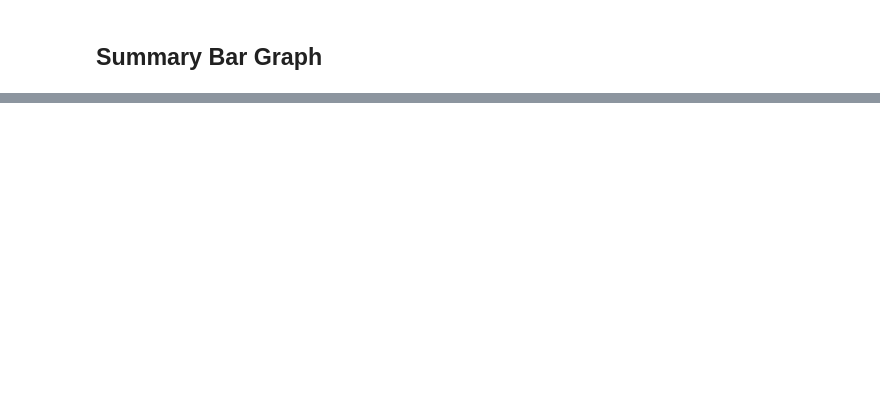
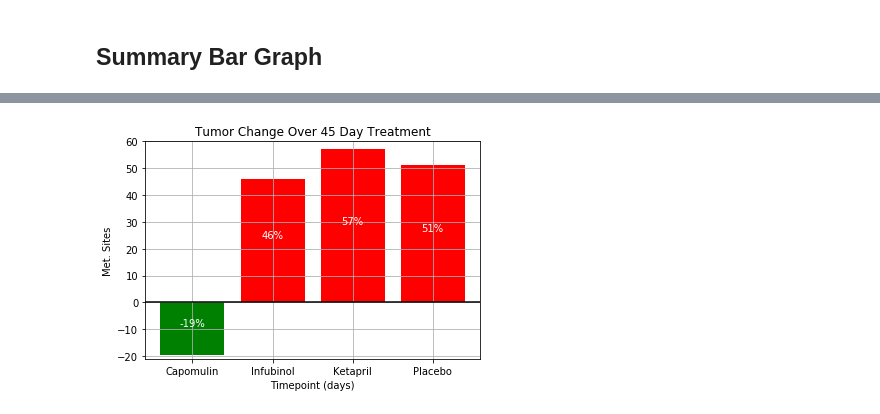
Before and after one commit to jnnhuynh-web/Matplotlib-Challenge, a Jupyter notebook: pymaceuticals_starter.ipynb, the cells around one changed output, grey strips where cells are left out. Drawn from its saved outputs; the diff is of its cells as text; code cells hidden in the pictures; blank space fills up the shorter version.

Commit message:
finished graphs

```diff
--- a/pymaceuticals_starter.ipynb
+++ b/pymaceuticals_starter.ipynb
@@ -302,0 +267,17 @@ fig.show()
+# %%
+# Calculate the percent changes for each drug using tumor volume over time
+percentchange_Capomulin = (tumor_mean2.loc[45, "Capomulin"] - tumor_mean2.loc[0, "Capomulin"])/tumor_mean2.loc[0, "Capomulin"] *100
+percentchange_Infubinol = (tumor_mean2.loc[45, "Infubinol"] - tumor_mean2.loc[0, "Infubinol"])/tumor_mean2.loc[0, "Infubinol"]  *100
+percentchange_Ketapril = (tumor_mean2.loc[45, "Ketapril"] - tumor_mean2.loc[0, "Ketapril"])/ tumor_mean2.loc[0, "Ketapril"] *100
+percentchange_Placebo = (tumor_mean2.loc[45, "Placebo"] - tumor_mean2.loc[0, "Placebo"])/tumor_mean2.loc[0, "Placebo"] *100
+
+percent_change_list = [percentchange_Capomulin,percentchange_Infubinol,percentchange_Ketapril,percentchange_Placebo]
+
+# Display the data to confirm
+percent_change_df = pd.DataFrame({
+    'Percent Change': [percentchange_Capomulin, percentchange_Infubinol, percentchange_Ketapril, percentchange_Placebo]
+}, index=["Capomulin","Infubinol","Ketapril","Placebo"])
+
+percent_change_df
+
+# print(percent_change_df.loc[:"Percent Change"])
@@ -303,2 +290,44 @@ fig.show()
+# %%
+# Store all Relevant Percent Changes into a Tuple
+change_tuple = (percentchange_Capomulin, percentchange_Infubinol, percentchange_Ketapril, percentchange_Placebo)
+tick_locations = np.arange(len(change_tuple))
+
+# Splice the data between passing and failing drugs
+colors = []
+for value in percent_change_df["Percent Change"]:
+    if value > 0:
+        colors.append('r')
+    else:
+        colors.append('g')
+
+# Orient widths. Add labels, tick marks, etc.
+fig, ax = plt.subplots()
+change_bar = plt.bar(tick_locations, percent_change_df['Percent Change'], align="center", color=colors)
+ax.grid(True)
+plt.axhline(y=0, color = 'black')
+plt.title("Tumor Change Over 45 Day Treatment")
+plt.xticks(tick_locations, percent_change_df.index)
+plt.xlabel("Timepoint (days)")
+plt.ylabel("Met. Sites")
+plt.ylim(-21,60)
+
+# Use functions to label the percentages of changes
+def autolabel(rects):
+    # attach some text labels
+    for rect in rects:
+        height = rect.get_height()
+        plt.text(rect.get_x()+rect.get_width()/2., .5*height, '%d'% int(height)+'%',
+                ha='center', va='bottom', color="white")
+
+# Call functions to implement the function calls
+autolabel(change_bar)
+
+# Save the Figure
+plt.savefig('Summary Bar.png')
+
+# Show the Figure
+plt.show()
+# %% [output]
+[figure, added]
 # %% [markdown]
 ![Metastatic Spread During Treatment](../Images/change.png)
```
Also changed, not shown: parts of 4 cells of this notebook, 1 other file.
